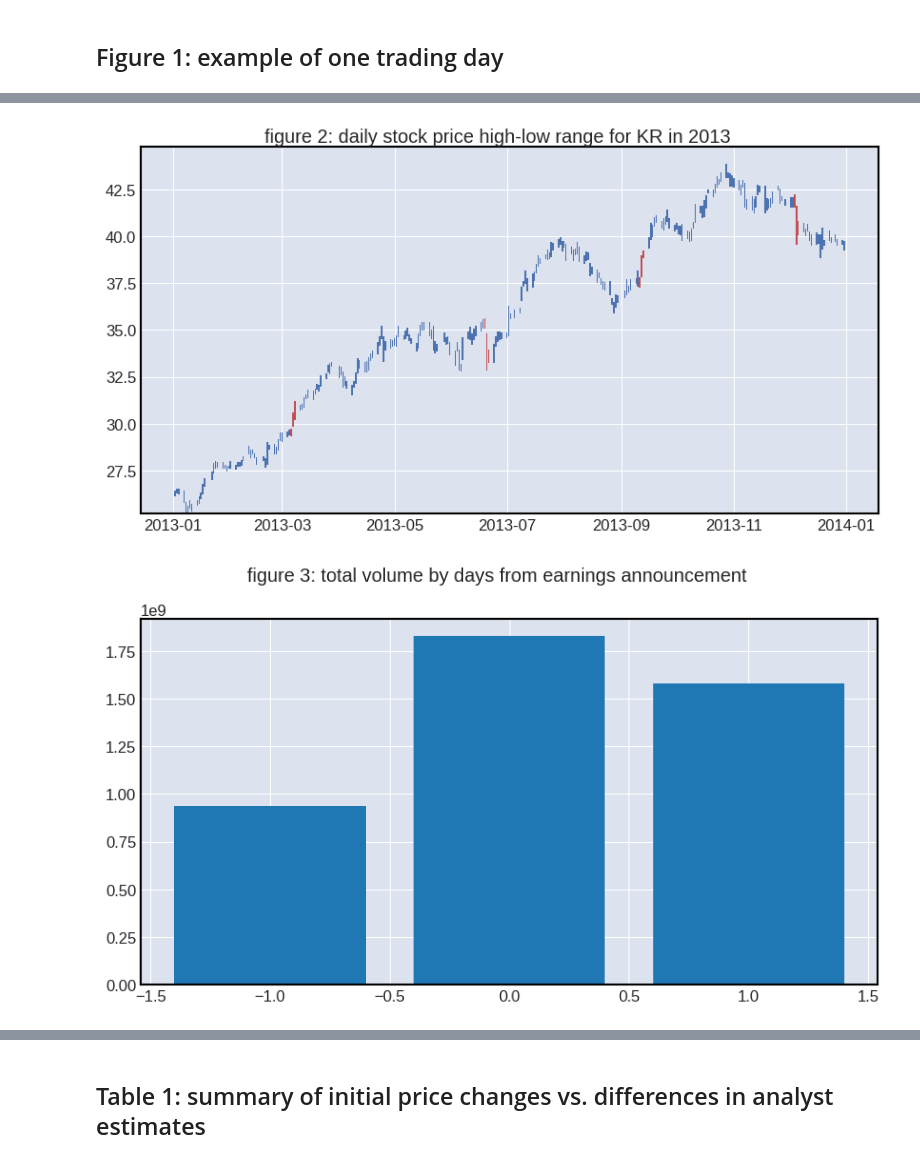
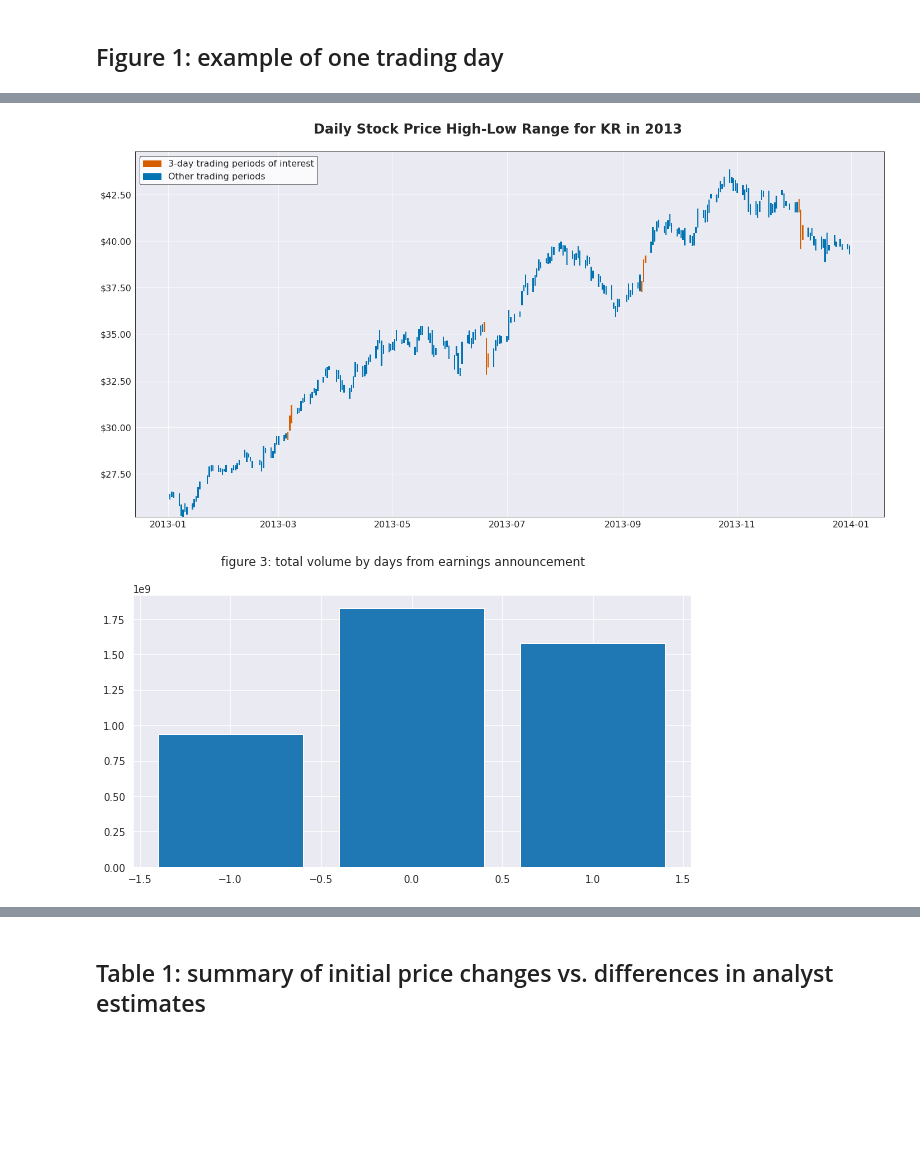
Before and after one commit to nacarbone/retail-earnings-agent, a Jupyter notebook: hw2.ipynb, the cells around one changed output, grey strips where cells are left out. Drawn from its saved outputs; the diff is of its cells as text; code cells hidden in the pictures; blank space fills up the shorter version.

```diff
--- a/hw2.ipynb
+++ b/hw2.ipynb
@@ -8,6 +8,8 @@ import seaborn as sns
 import wrds
 import numpy as np
 import mplfinance as mpf
+
+sns.set_style('darkgrid')
 # %%
 np.random.seed(123)
 # %%
@@ -61,9 +73,7 @@ mpf.plot(ohlc, type='candlestick', volume=True, figsize=(10,5), mav=(9))
 # %%
-
-
 years = range(2010, 2019)
 
-pal = sns.color_palette('deep', 4)
+pal = sns.color_palette('colorblind', 4)
 
 for symbol in symbols:
     date_subset = df.loc[symbol].index.get_level_values('date').drop_duplicates()
@@ -75,16 +87,30 @@ for symbol in symbols:
 # %%
-fig, ax = plt.subplots(figsize=(10,5))
+fig, ax = plt.subplots(figsize=(24,12))
+
+ax.spines['bottom'].set_color('black')
+ax.spines['top'].set_color('black')
+ax.spines['right'].set_color('black')
+ax.spines['left'].set_color('black')
+
+ax.tick_params(axis='both', which='major', labelsize=16)
+ax.yaxis.set_major_formatter(lambda x, pos: '${:.2f}'.format(x))
 
 subset = daily_data.loc[
     (daily_data['symbol'] == rand_symbol) &
     (daily_data['date'].dt.year == rand_date.year)
 ]
 
 ax.bar(x=subset['date'], height=subset['high'] - subset['low'], bottom=subset['low'], color=subset['color'], width=.75, linewidth=0)
 
-t = fig.suptitle('figure 2: daily stock price high-low range for {} in {}'.format(rand_symbol, rand_date.year), y=.92, font={'size' : 18, 'weight' : 'bold'})
+t = fig.suptitle('Daily Stock Price High-Low Range for {} in {}'.format(rand_symbol, rand_date.year), y=.94, fontsize=24, fontweight='bold')
+
+handle1 = Patch([], [], color=pal[-1], label='3-day trading periods of interest')
+handle2 = Patch([], [], color=pal[0], label='Other trading periods')
+ax.legend(handles=[handle1, handle2], facecolor='white', edgecolor='black', fontsize=16)
+
+plt.savefig('assets/daily_example.png')
 # %% [output]
-[figure, old version]
+[figure, new version]
 # %%
 volumes = df.groupby('relative_offset')['volume'].sum()
 
@@ -94,7 +120,7 @@ ax.bar(volumes.index, volumes.values)
 
 title = fig.suptitle('figure 3: total volume by days from earnings announcement', y=.99, font={'size' : 18, 'weight' : 'bold'})
 # %% [output]
-[figure, old version]
+[figure, new version]
 # %%
 df['mean_price'] = df[['open', 'close', 'high', 'low']].sum(axis=1) / 4
 
```
Also changed, not shown: parts of 11 cells of this notebook, 9 other files.
